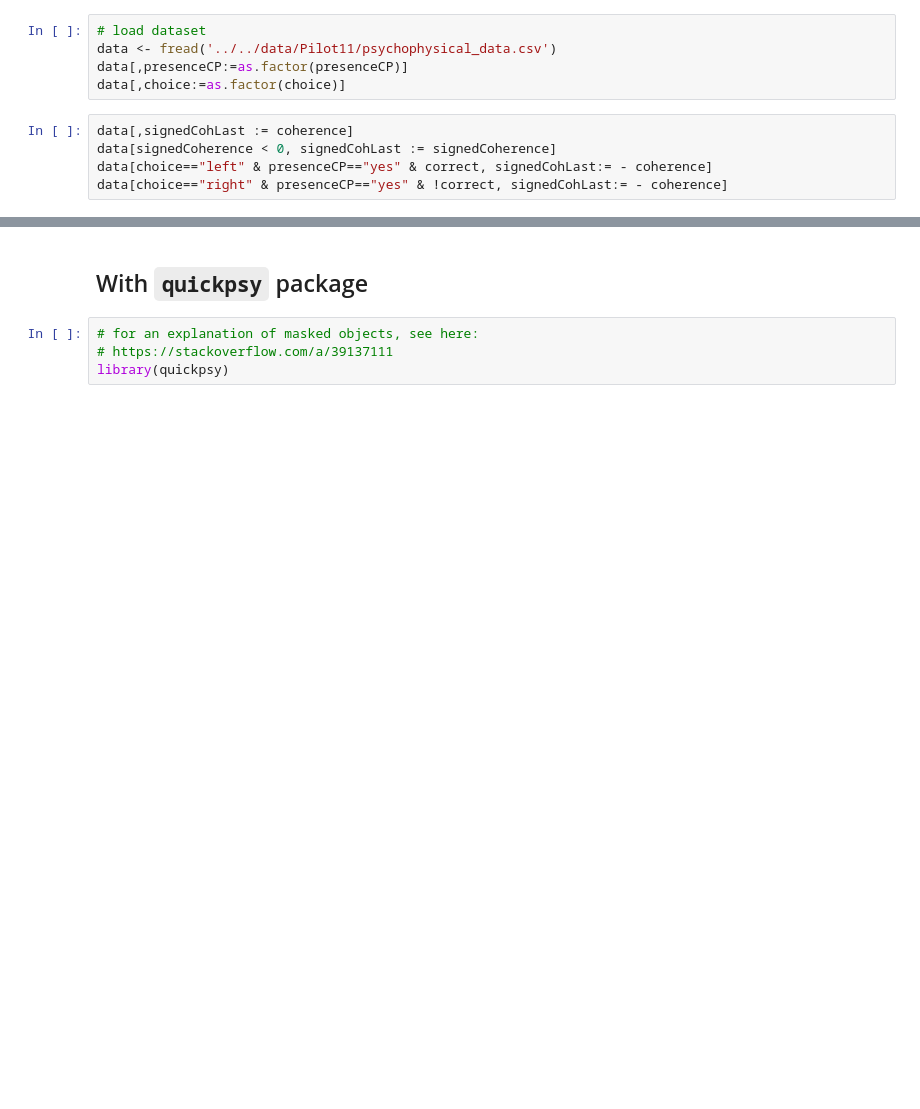
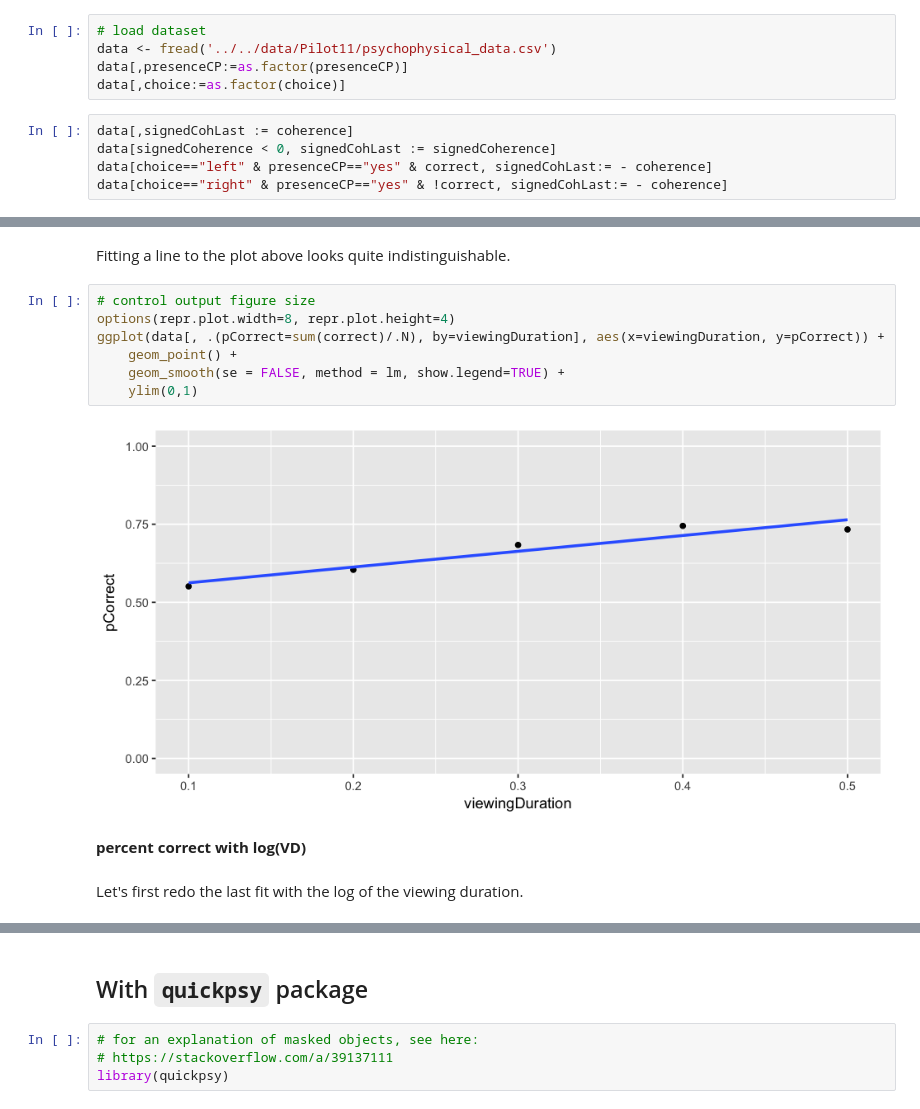
Before and after one commit to TheGoldLab/Analysis_SingleCP_DotsReversal, a Jupyter notebook: Jupyter/Pilot11/psychophysics.ipynb, the cells around one changed output, grey strips where cells are left out. Saved outputs shown, nothing was run; the diff lists cells and outputs as text; blank space fills up the shorter version.

```diff
--- a/Jupyter/Pilot11/psychophysics.ipynb
+++ b/Jupyter/Pilot11/psychophysics.ipynb
@@ -95,0 +179,15 @@ fitted_curve <- data.table(x=x_1, y=fit_1_prop)
+# %% [markdown]
+Fitting a line to the plot above looks quite indistinguishable.
+# %%
+# control output figure size
+options(repr.plot.width=8, repr.plot.height=4)
+ggplot(data[, .(pCorrect=sum(correct)/.N), by=viewingDuration], aes(x=viewingDuration, y=pCorrect)) +
+    geom_point() +
+    geom_smooth(se = FALSE, method = lm, show.legend=TRUE) +
+    ylim(0,1)
+# %% [output]
+[figure, added]
+# %% [markdown]
+**percent correct with log(VD)**
+# %% [markdown]
+Let's first redo the last fit with the log of the viewing duration.
```
Also changed, not shown: parts of 40 cells of this notebook.
